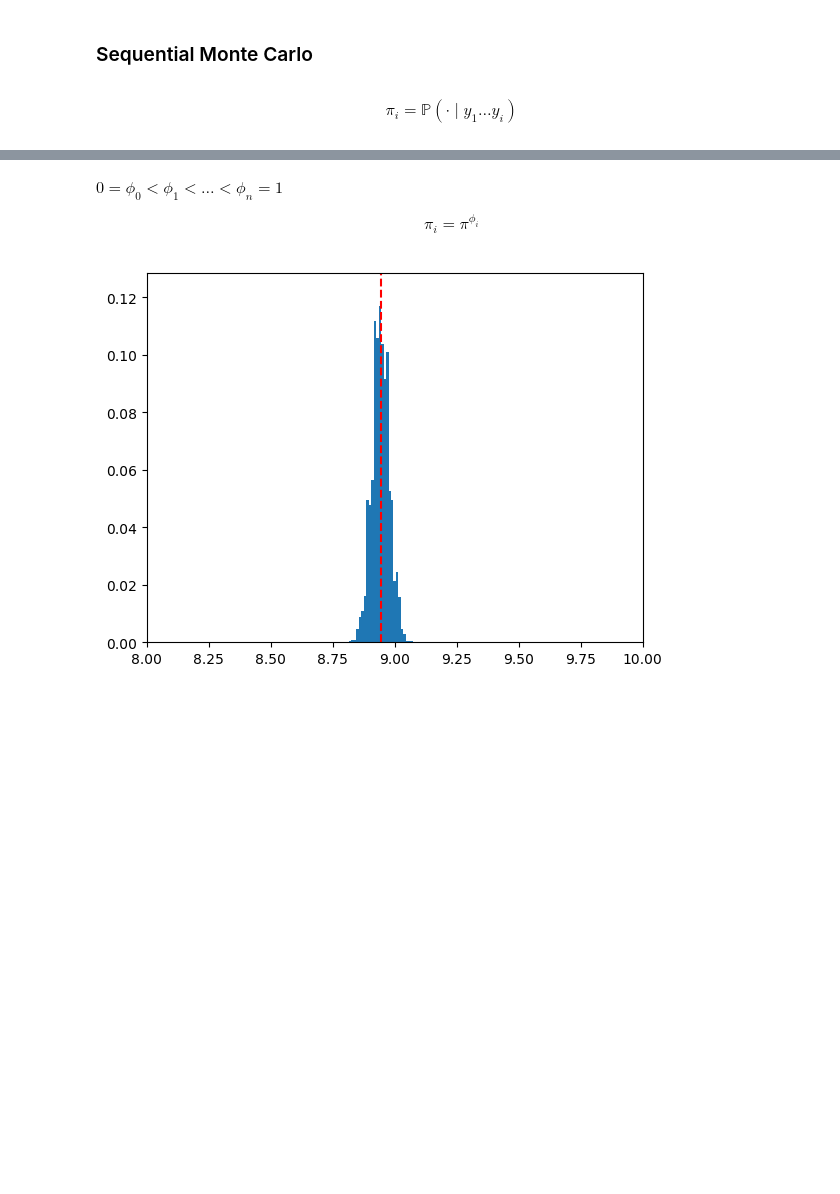
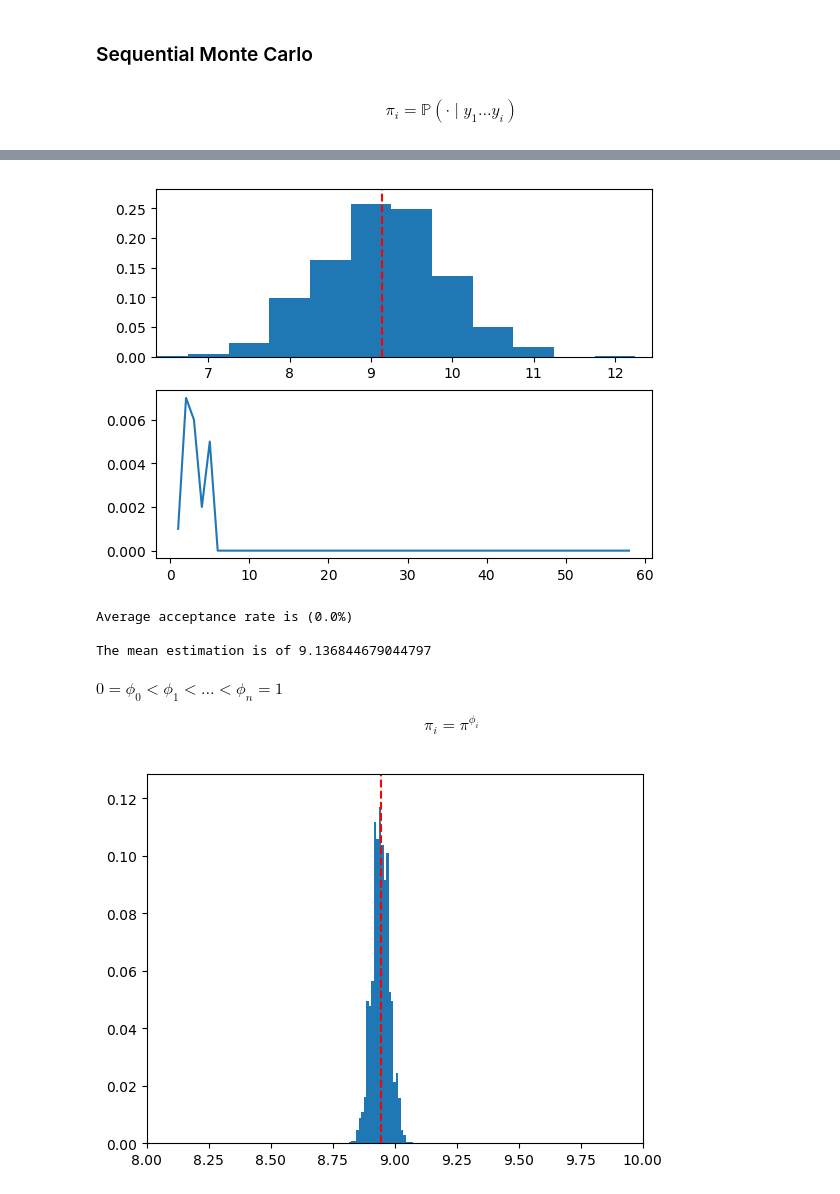
Before and after one commit to matthieubulte/smc, a Jupyter notebook: code/proposal.ipynb, the cells around one changed output, grey strips where cells are left out. Cells and saved outputs as stored; diff of their text form; code cells hidden in the pictures; blank space fills up the shorter version.

```diff
--- a/code/proposal.ipynb
+++ b/code/proposal.ipynb
@@ -179,3 +217,10 @@ plotSMC(out);
+# %%
+plotSMC(out, binwidth=0.5);
+# %% [output]
+[figure, added]
+Average acceptance rate is (0.0%)
+
+The mean estimation is of 9.136844679044797
 # %% [markdown]
 $ 0 = \phi_0 \lt \phi_1 \lt \ldots \lt \phi_n = 1$
 
```
Also changed, not shown: parts of 11 cells of this notebook, 6 other files.
